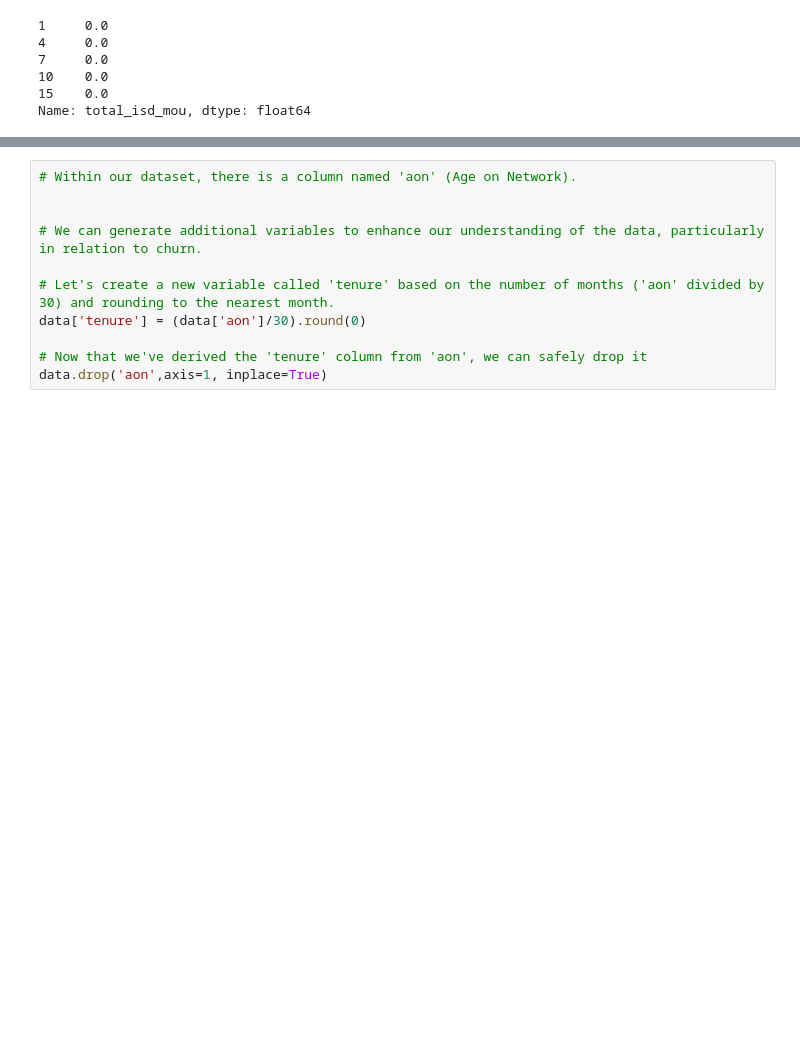
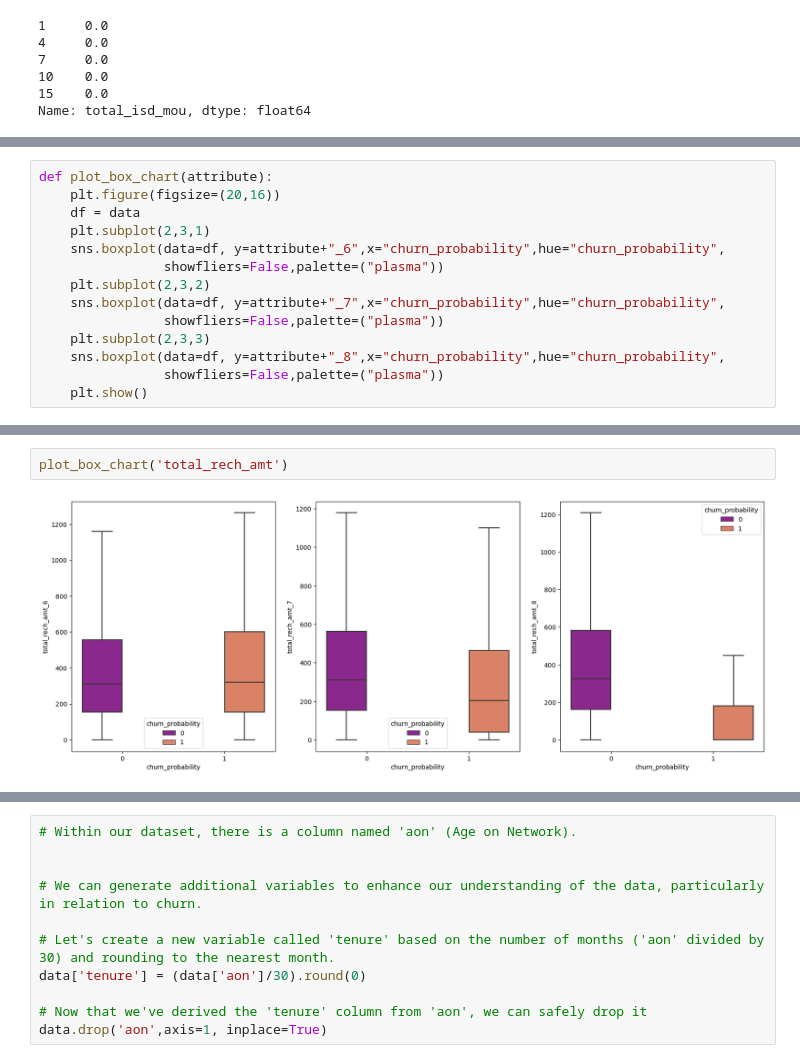
Before and after one commit to Anki0812/Telecom_Churn, a Jupyter notebook: ankita-mayur_V10.ipynb, the cells around one changed output, grey strips where cells are left out. Saved outputs shown, nothing was run; the diff lists cells and outputs as text; blank space fills up the shorter version.

```diff
--- a/ankita-mayur_V10.ipynb
+++ b/ankita-mayur_V10.ipynb
@@ -819,0 +904,14 @@ Name: total_isd_mou, dtype: float64
+# %%
+def plot_box_chart(attribute):
+    plt.figure(figsize=(20,16))
+    df = data
+    plt.subplot(2,3,1)
+    sns.boxplot(data=df, y=attribute+"_6",x="churn_probability",hue="churn_probability",
+                showfliers=False,palette=("plasma"))
+    plt.subplot(2,3,2)
+    sns.boxplot(data=df, y=attribute+"_7",x="churn_probability",hue="churn_probability",
+                showfliers=False,palette=("plasma"))
+    plt.subplot(2,3,3)
+    sns.boxplot(data=df, y=attribute+"_8",x="churn_probability",hue="churn_probability",
+                showfliers=False,palette=("plasma"))
+    plt.show()
@@ -819,0 +934,4 @@ Name: total_isd_mou, dtype: float64
+# %%
+plot_box_chart('total_rech_amt')
+# %% [output]
+[figure, added]
```
Also changed, not shown: parts of 57 cells of this notebook.
